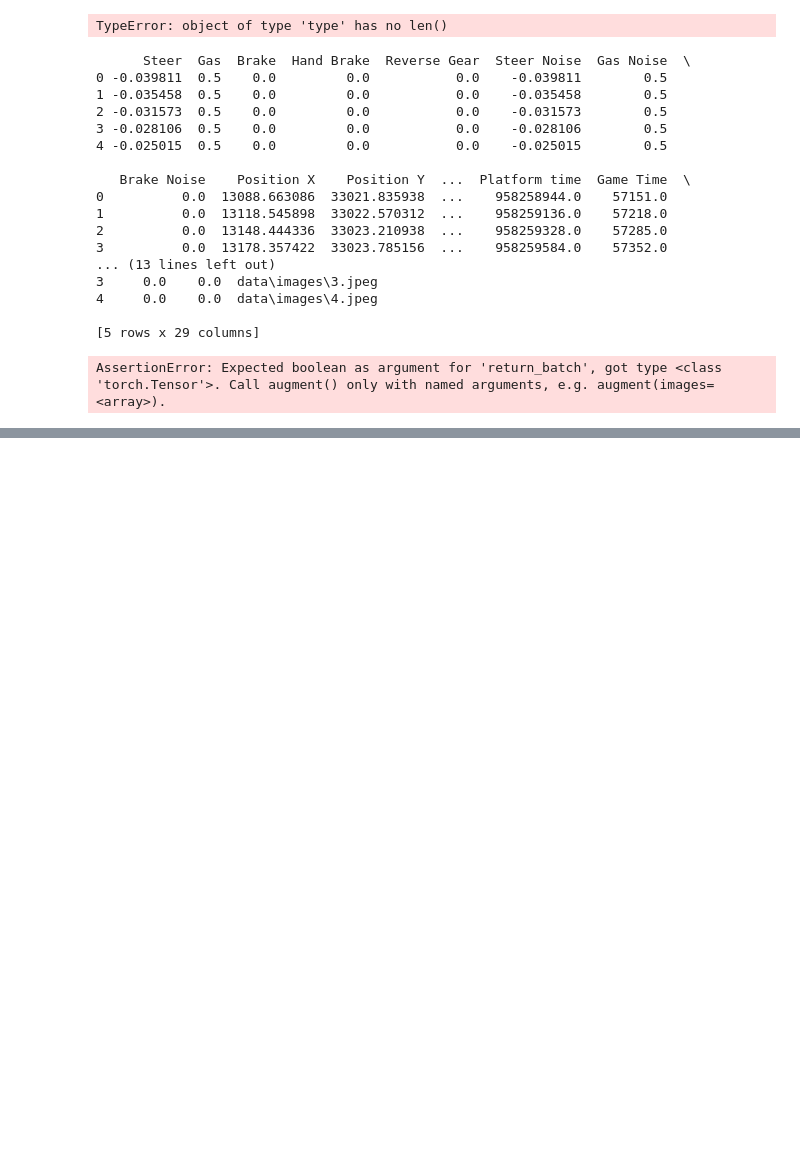
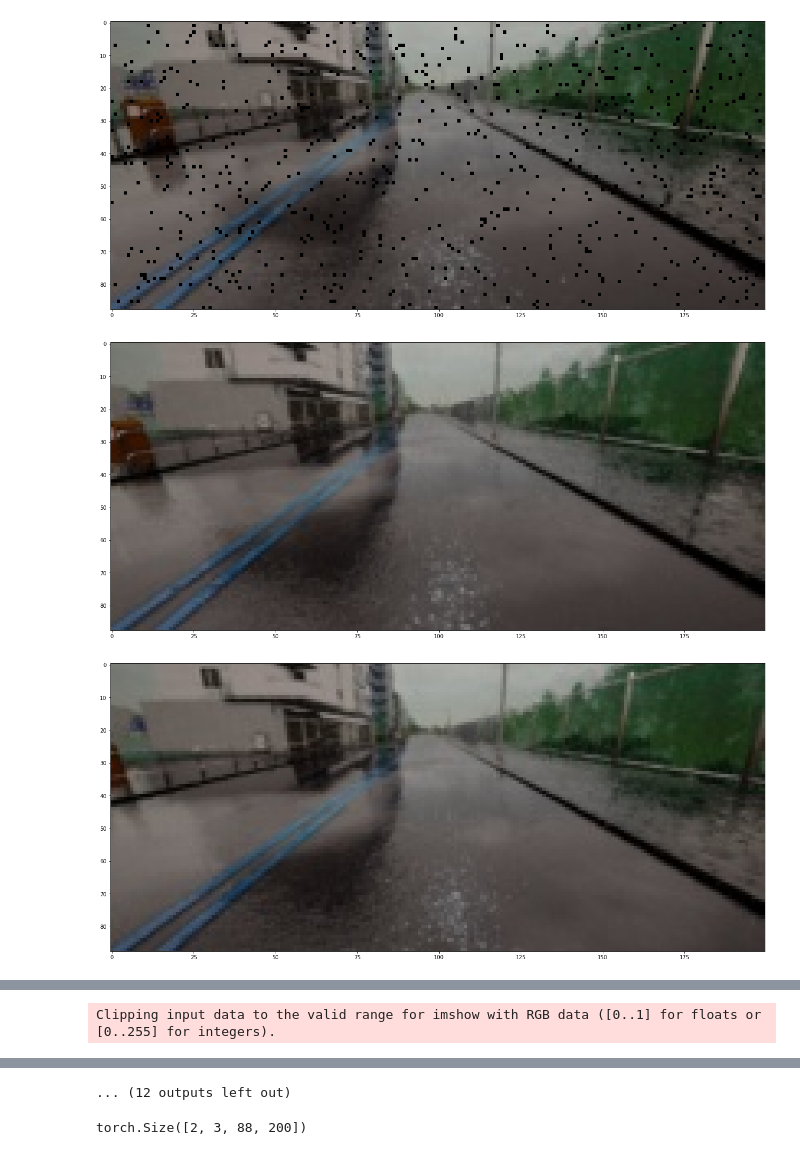
Before and after one commit to popesculuca00/Self-driving-car, a Jupyter notebook: model-torch.ipynb, the cells around one changed output, grey strips where cells are left out. Cells and saved outputs as stored; diff of their text form; code cells hidden in the pictures; blank space fills up the shorter version.

Commit message:
data-pipeline

```diff
--- a/model-torch.ipynb
+++ b/model-torch.ipynb
@@ -7,9 +10,3 @@ from torch.utils.data import DataLoader
 # %%
-ds = CarlaDataset("data\data.csv", 1, True)
+ds = CarlaDataset("data\data.csv", for_training=True)
+dl = DataLoader(dataset =ds, num_workers=1, batch_size=2)
-# %%
-dl = DataLoader(dataset =CarlaDataset, num_workers=0, batch_size=3)
-# %%
-for index, (img, speed, target_vec, max_vec) in enumerate(dl):
-    print(index)
-# %% [output]
-TypeError: object of type 'type' has no len()
@@ -81,24 +13,13 @@ class CarlaDataset(Dataset):
-# %%
-x = CarlaDataset("data\data.csv")
-# %% [output]
-      Steer  Gas  Brake  Hand Brake  Reverse Gear  Steer Noise  Gas Noise  \
-0 -0.039811  0.5    0.0         0.0           0.0    -0.039811        0.5
-1 -0.035458  0.5    0.0         0.0           0.0    -0.035458        0.5
-2 -0.031573  0.5    0.0         0.0           0.0    -0.031573        0.5
-3 -0.028106  0.5    0.0         0.0           0.0    -0.028106        0.5
-4 -0.025015  0.5    0.0         0.0           0.0    -0.025015        0.5
-
-   Brake Noise    Position X    Position Y  ...  Platform time  Game Time  \
-0          0.0  13088.663086  33021.835938  ...    958258944.0    57151.0
-1          0.0  13118.545898  33022.570312  ...    958259136.0    57218.0
-2          0.0  13148.444336  33023.210938  ...    958259328.0    57285.0
-3          0.0  13178.357422  33023.785156  ...    958259584.0    57352.0
-... (13 lines left out)
-3     0.0    0.0  data\images\3.jpeg
-4     0.0    0.0  data\images\4.jpeg
-
-[5 rows x 29 columns]
-# %%
-x[3](return_batch=False)
-# %% [output]
-AssertionError: Expected boolean as argument for 'return_batch', got type <class 'torch.Tensor'>. Call augment() only with named arguments, e.g. augment(images=<array>).
+# %%
+
+for index, (img, speed, target_vec, mask_vec, img_orig) in enumerate(dl):
+    img1 = np.asarray( img[1].permute(  1, 2, 0), dtype= np.float32) / 255.
+   # img2 = np.asarray( img[0].permute(  1, 2, 0), dtype= np.float32) / 255.
+   # plt.subplot(index+1)
+    fig = plt.figure(figsize=(22, 50))
+    plt.imshow(img1 )
+    plt.show()
+# %% [output]
+[figure, added]
+[figure, added]
+[figure, added]
@@ -104,0 +33 @@ AssertionError: Expected boolean as argument for 'return_batch', got type <class
+Clipping input data to the valid range for imshow with RGB data ([0..1] for floats or [0..255] for integers).
@@ -105 +35,6 @@ AssertionError: Expected boolean as argument for 'return_batch', got type <class
+... (12 outputs left out)
+# %%
+img.shape
+# %% [output]
+torch.Size([2, 3, 88, 200])
 # %%
```
Also changed, not shown: parts of 4 cells of this notebook, 1 other file.
